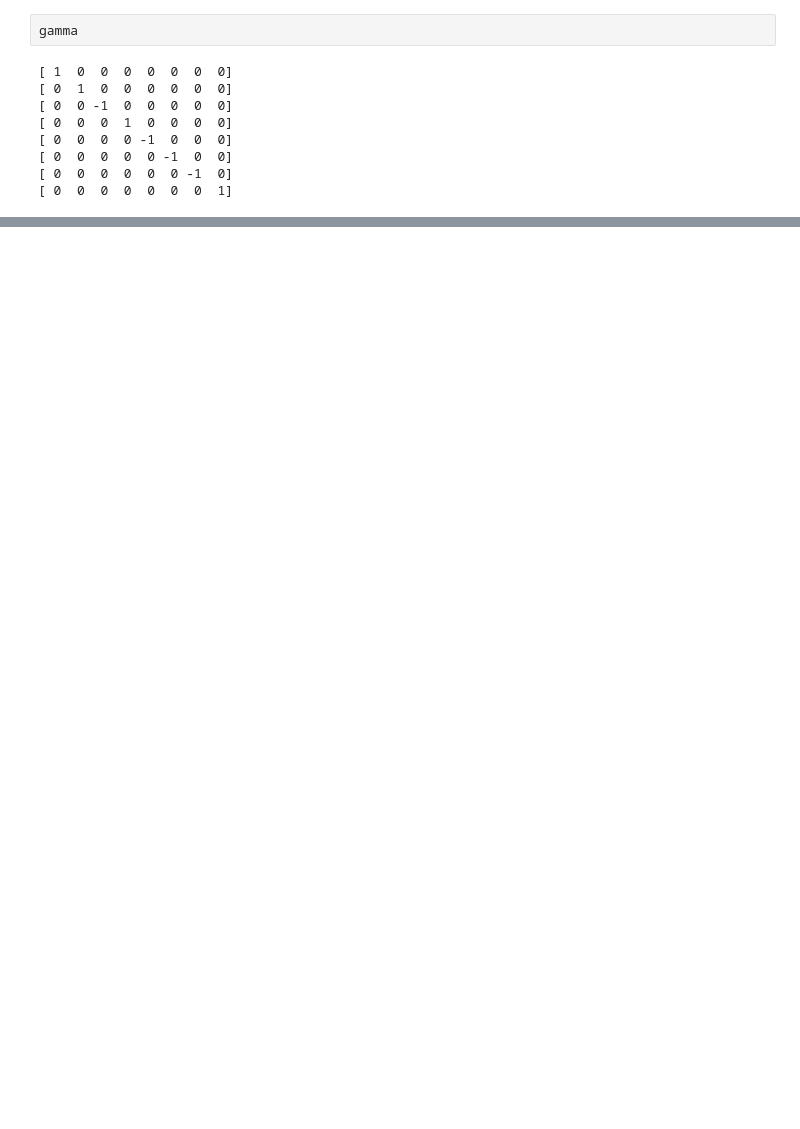
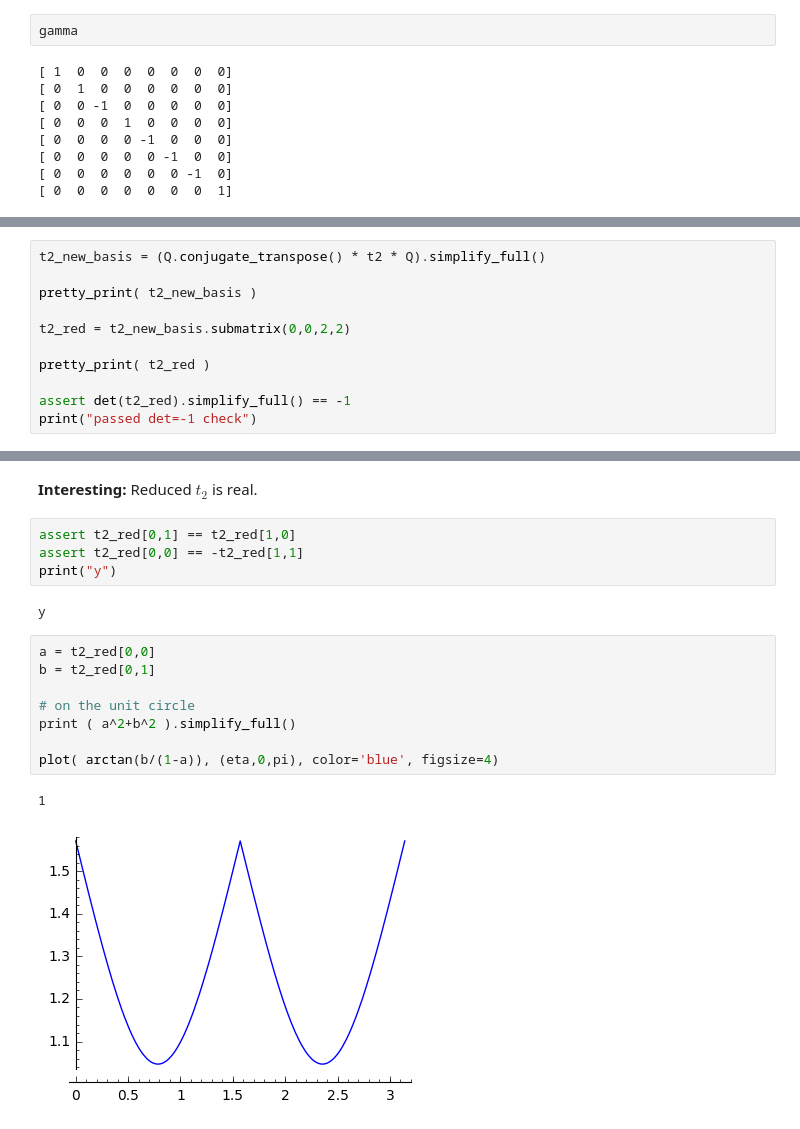
Before and after one commit to knappa/hardcore-3-interactions, a Jupyter notebook: representation.ipynb, the cells around one changed output, grey strips where cells are left out. Drawn from its saved outputs; the diff is of its cells as text; blank space fills up the shorter version.

```diff
--- a/representation.ipynb
+++ b/representation.ipynb
@@ -409,0 +292,11 @@ P.show(axes=False,figsize=6)
+# %%
+t2_new_basis = (Q.conjugate_transpose() * t2 * Q).simplify_full()
+
+pretty_print( t2_new_basis )
+
+t2_red = t2_new_basis.submatrix(0,0,2,2)
+
+pretty_print( t2_red )
+
+assert det(t2_red).simplify_full() == -1
+print("passed det=-1 check")
@@ -409,0 +321,19 @@ P.show(axes=False,figsize=6)
+# %% [markdown]
+**Interesting:** Reduced $t_2$ is real.
+# %%
+assert t2_red[0,1] == t2_red[1,0]
+assert t2_red[0,0] == -t2_red[1,1]
+print("y")
+# %% [output]
+y
+# %%
+a = t2_red[0,0]
+b = t2_red[0,1]
+
+# on the unit circle
+print ( a^2+b^2 ).simplify_full()
+
+plot( arctan(b/(1-a)), (eta,0,pi), color='blue', figsize=4)
+# %% [output]
+1
+[figure, added]
```
Also changed, not shown: parts of 62 cells of this notebook, 1 other file.
